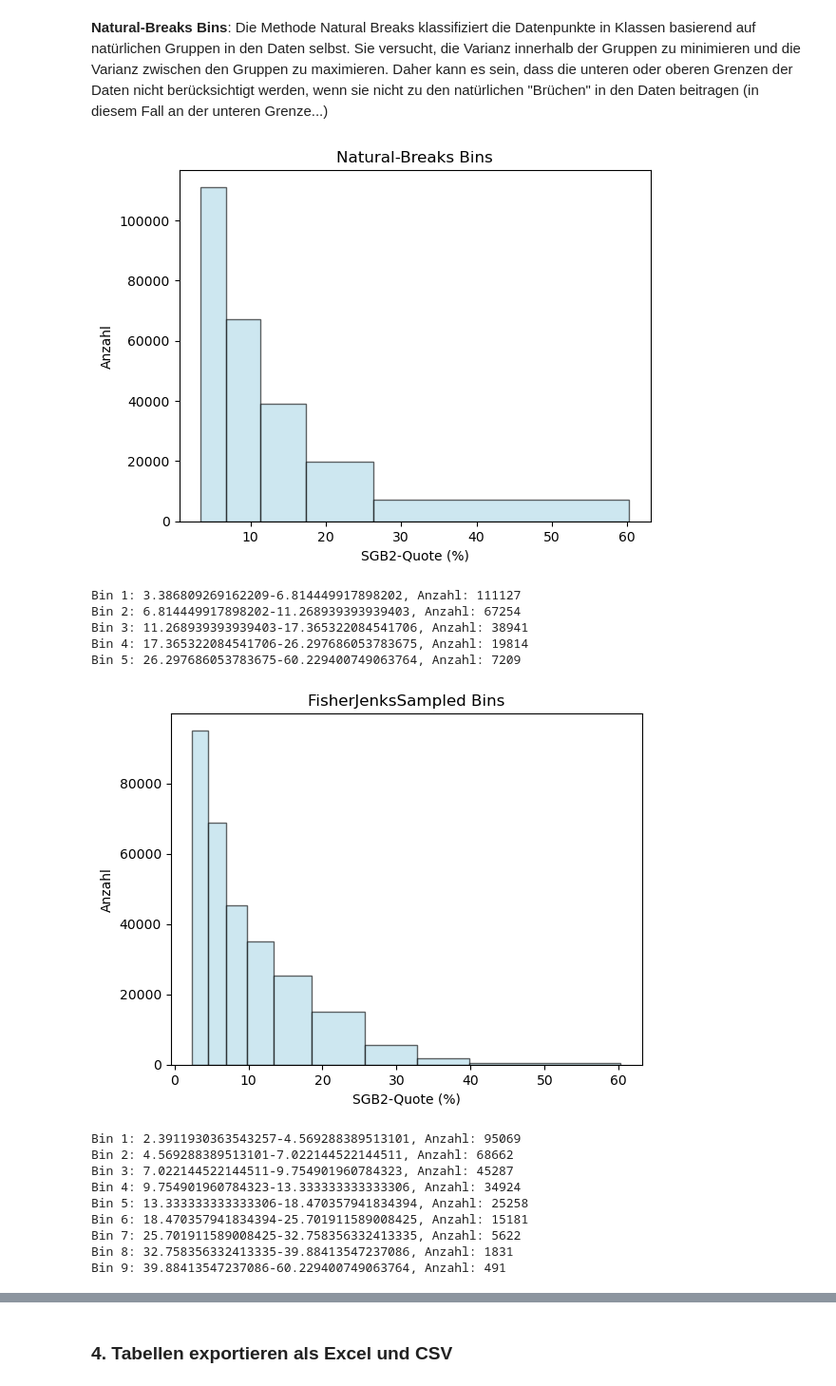
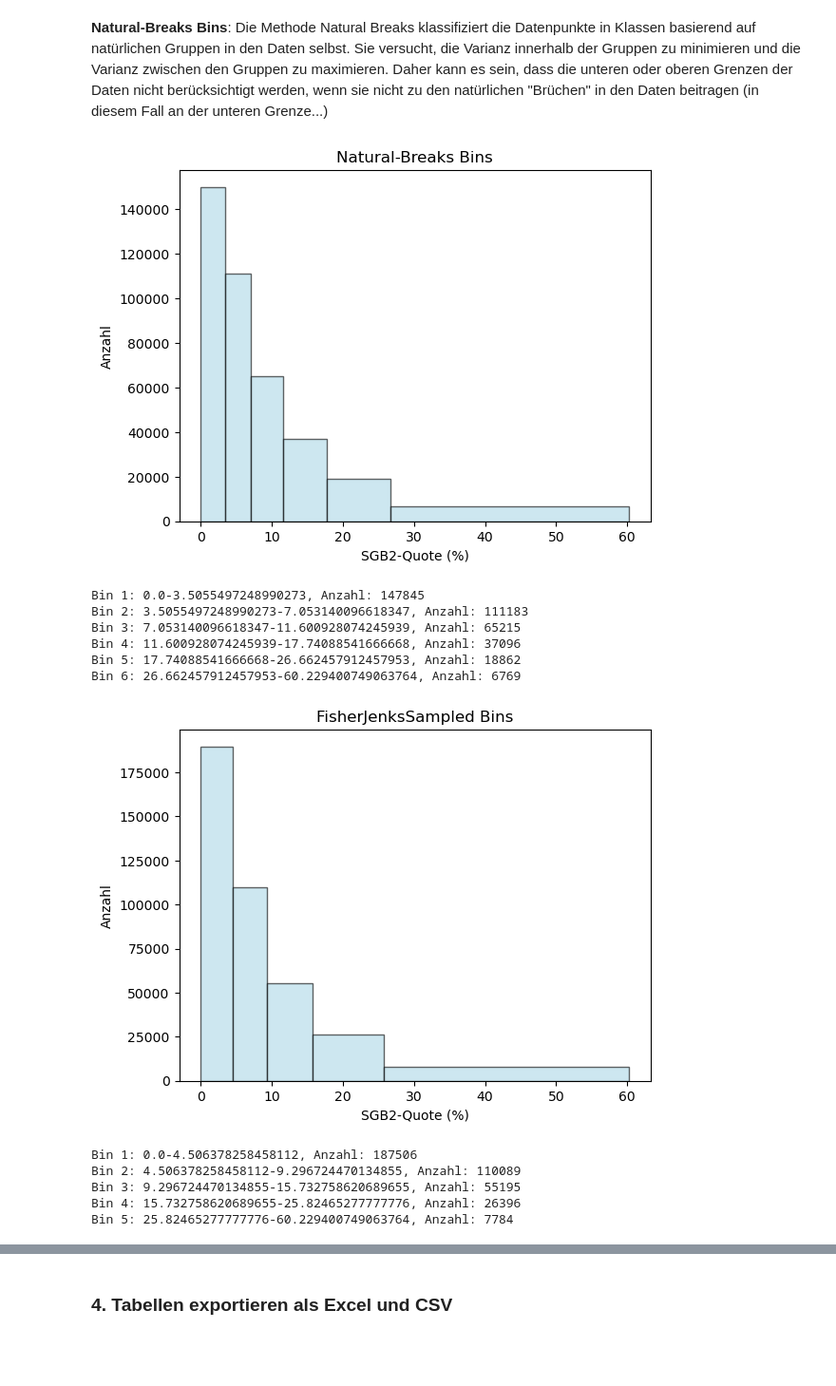
Before and after one commit to tobias-vetterle/mikrokosmos, a Jupyter notebook: aufbereitung_mikrokosmos.ipynb, the cells around one changed output, grey strips where cells are left out. Shown at 95% size. Drawn from its saved outputs; the diff is of its cells as text; code cells hidden in the pictures; blank space fills up the shorter version.

Commit message:
V 1.8.1
- Fehler bei Ausgabe der Bins bei FisherJenks behoben

```diff
--- a/aufbereitung_mikrokosmos.ipynb
+++ b/aufbereitung_mikrokosmos.ipynb
@@ -797,6 +797,7 @@ data = stacked_lb_bev['SGB2-Quote (%)'].values
 # Berechnen der Bins mit der NaturalBreaks-Methode
 classifier = NaturalBreaks(data, k=6)
 breaks = classifier.bins
+breaks = np.insert(breaks, 0, 0)
 
 # Erstellen des Histogramms
 plt.hist(data, bins=breaks, edgecolor='black', color='lightblue', alpha=0.6)
@@ -826,6 +828,7 @@ data = stacked_lb_bev['SGB2-Quote (%)'].values
 # Berechnen der Bins mit der FisherJenksSampled-Methode
 classifier = FisherJenksSampled(data, pct=0.2, k=7)
 bins = classifier.bins
+bins = np.insert(bins, 0, 0)
 
 # Erstellen des Histogramms
 plt.hist(data, bins=bins, edgecolor='black', color='lightblue', alpha=0.6)
@@ -1009,6 +1013,7 @@ data = stacked_lb_bev_ue100['SGB2-Quote (%)'].values
 # Berechnen der Bins mit der NaturalBreaks-Methode
 classifier = NaturalBreaks(data, k=6)
 breaks = classifier.bins
+breaks = np.insert(breaks, 0, 0)
 
 # Erstellen des Histogramms
 plt.hist(data, bins=breaks, edgecolor='black', color='lightblue', alpha=0.6)
@@ -1021,39 +1026,38 @@ plt.show()
 for i in range(len(breaks)-1):
     print(f"Bin {i+1}: {breaks[i]}-{breaks[i+1]}, Anzahl: {((data > breaks[i]) & (data <= breaks[i+1])).sum()}")
 # %% [output]
-[figure, old version]
+[figure, new version]
-Bin 1: 3.386809269162209-6.814449917898202, Anzahl: 111127
-Bin 2: 6.814449917898202-11.268939393939403, Anzahl: 67254
-Bin 3: 11.268939393939403-17.365322084541706, Anzahl: 38941
-Bin 4: 17.365322084541706-26.297686053783675, Anzahl: 19814
-Bin 5: 26.297686053783675-60.229400749063764, Anzahl: 7209
+Bin 1: 0.0-3.5055497248990273, Anzahl: 147845
+Bin 2: 3.5055497248990273-7.053140096618347, Anzahl: 111183
+Bin 3: 7.053140096618347-11.600928074245939, Anzahl: 65215
+Bin 4: 11.600928074245939-17.74088541666668, Anzahl: 37096
+Bin 5: 17.74088541666668-26.662457912457953, Anzahl: 18862
+Bin 6: 26.662457912457953-60.229400749063764, Anzahl: 6769
 # %%
 
 # Extrahieren der Werte aus der Spalte 'SGB2-Quote (%)'
 data = stacked_lb_bev_ue100['SGB2-Quote (%)'].values
 
 # Berechnen der Bins mit der FisherJenksSampled-Methode
-classifier = FisherJenksSampled(data, pct=0.2, k=10)
+classifier = FisherJenksSampled(data, pct=0.2, k=5)
 bins = classifier.bins
+bins = np.insert(bins, 0, 0)
+
 
 # Erstellen des Histogramms
 plt.hist(data, bins=bins, edgecolor='black', color='lightblue', alpha=0.6)
 plt.xlabel('SGB2-Quote (%)')
 plt.ylabel('Anzahl')
 plt.title('FisherJenksSampled Bins')
 plt.show()
 
 # Ausgabe der Bin-Ranges und der Anzahl der Werte in jedem Bin
 for i in range(len(bins)-1):
     print(f"Bin {i+1}: {bins[i]}-{bins[i+1]}, Anzahl: {((data > bins[i]) & (data <= bins[i+1])).sum()}")
 # %% [output]
-[figure, old version]
+[figure, new version]
-Bin 1: 2.3911930363543257-4.569288389513101, Anzahl: 95069
-Bin 2: 4.569288389513101-7.022144522144511, Anzahl: 68662
-Bin 3: 7.022144522144511-9.754901960784323, Anzahl: 45287
-Bin 4: 9.754901960784323-13.333333333333306, Anzahl: 34924
-Bin 5: 13.333333333333306-18.470357941834394, Anzahl: 25258
-Bin 6: 18.470357941834394-25.701911589008425, Anzahl: 15181
-Bin 7: 25.701911589008425-32.758356332413335, Anzahl: 5622
-Bin 8: 32.758356332413335-39.88413547237086, Anzahl: 1831
-Bin 9: 39.88413547237086-60.229400749063764, Anzahl: 491
+Bin 1: 0.0-4.506378258458112, Anzahl: 187506
+Bin 2: 4.506378258458112-9.296724470134855, Anzahl: 110089
+Bin 3: 9.296724470134855-15.732758620689655, Anzahl: 55195
+Bin 4: 15.732758620689655-25.82465277777776, Anzahl: 26396
+Bin 5: 25.82465277777776-60.229400749063764, Anzahl: 7784
```
Also changed, not shown: parts of 5 cells of this notebook.
